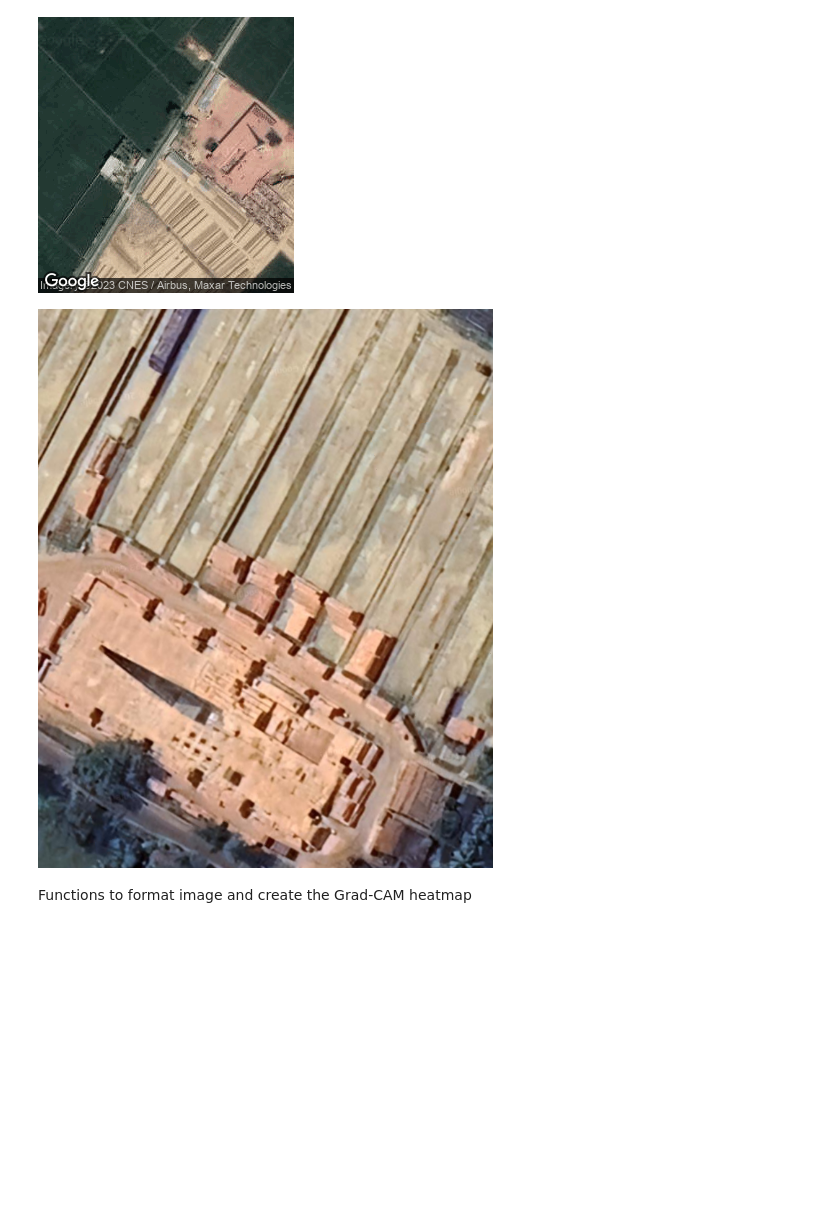
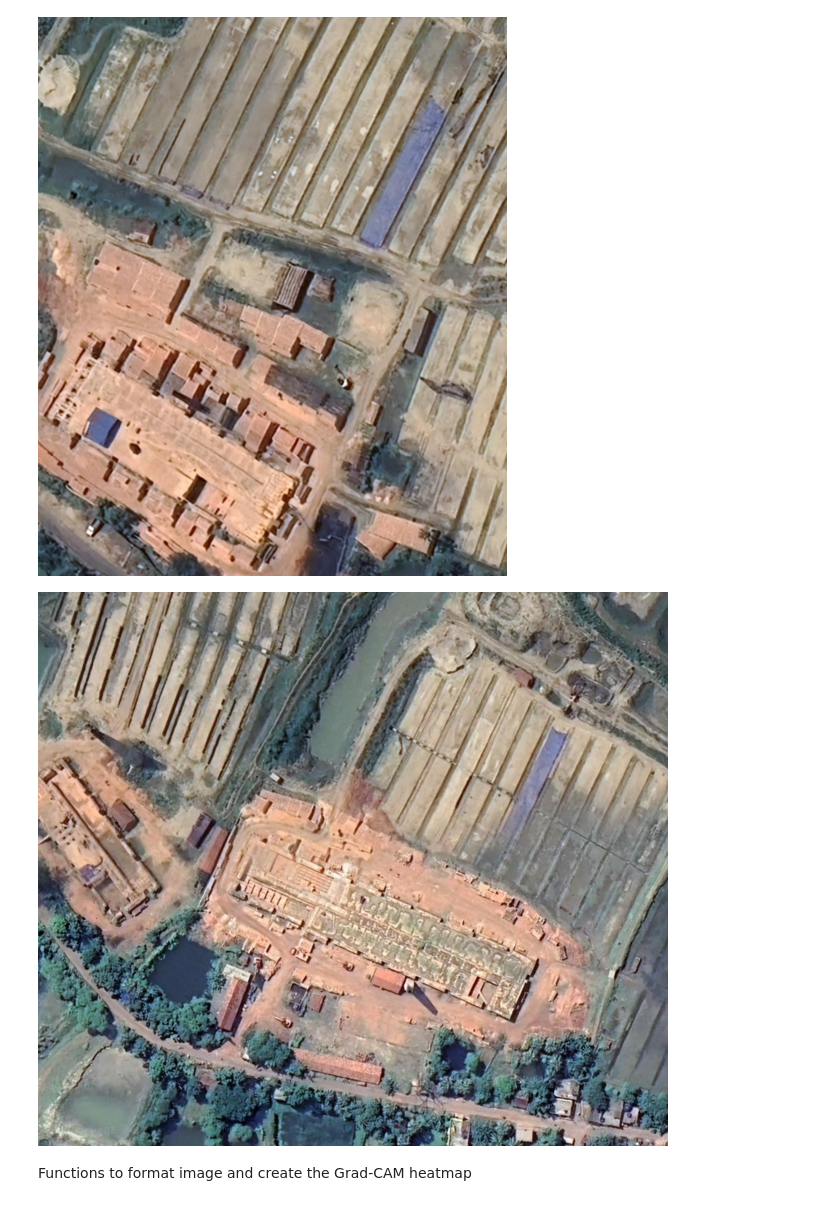
Before and after one commit to rishabh-mondal/brick_klins, a Jupyter notebook: gard_cam.ipynb, the cells around one changed output. Saved outputs shown, nothing was run; the diff lists cells and outputs as text; code cells hidden in the pictures; blank space fills up the shorter version.

```diff
--- a/gard_cam.ipynb
+++ b/gard_cam.ipynb
@@ -8,12 +15,12 @@ import matplotlib.cm as cm
 # %%
-img_path = "/home/rishabh_mondal/brick_klins/india_bk/kiln_2 (1).png"
-img_path1 = "/home/rishabh_mondal/brick_klins/68.png"
+img_path = "/home/rishabh_mondal/brick_klins/india_bk/72.png"
+img_path1 = "/home/rishabh_mondal/brick_klins/india_bk/73.png"
 
 display(Image(img_path))
 display(Image(img_path1))
 # %% [output]
-[figure, old version]
+[figure, new version]
-[figure, old version]
+[figure, new version]
 # %%
 model = ResNet50(weights='imagenet')
 # model.summary()
```
Also changed, not shown: parts of 4 cells of this notebook, 32 other files.
